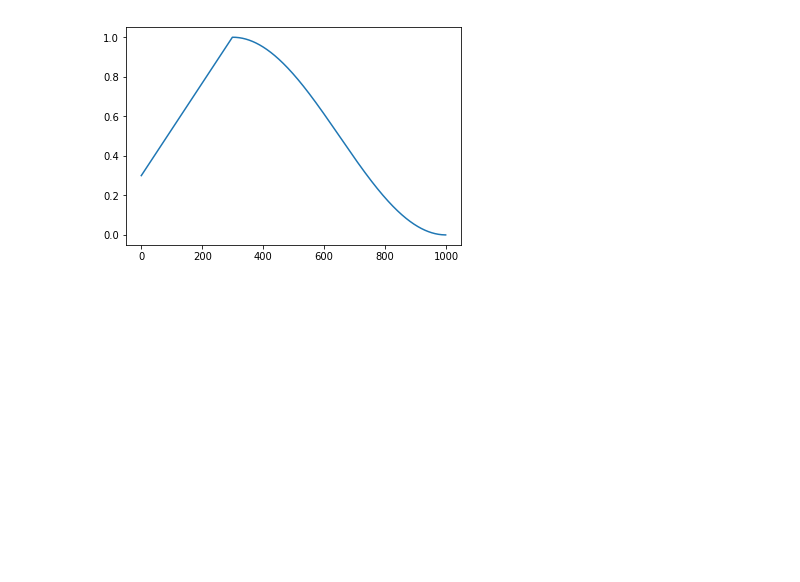
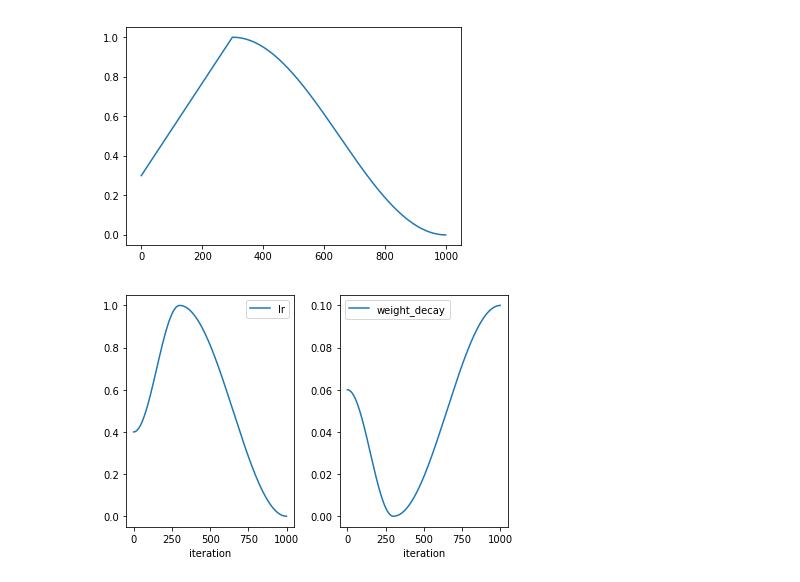
Before and after one commit to devforfu/loop, a Jupyter notebook: dev/03a_schedule.ipynb, the cells around one changed output. Saved outputs shown, nothing was run; the diff lists cells and outputs as text; code cells hidden in the pictures; blank space fills up the shorter version.

Commit message:
Params scheduling callback

```diff
--- a/dev/03a_schedule.ipynb
+++ b/dev/03a_schedule.ipynb
@@ -89,18 +93,32 @@ plot(OneCycle(t_max=N, f1=partial(linear, minmax=(0.3, 1.0))));
 # %% [output]
 [figure]
 # %%
+#export
 class Scheduler(Callback):
     """Updates optimizer's learning rates using provided scheduling function."""
 
     def __init__(self, opt, schedule: 'callable', params: list=None, mode: str='batch'):
         assert mode in {'batch', 'epoch'}
-        params = make_sched_params(params)
+        params = _make_sched_params(params)
         self.opt = opt
         self.schedule = schedule
+        self.params = params
+        self.n_steps = 0
+
+    def training_started(self, **params):
         self.history = defaultdict(list)
-        self.params = params
+
+    def epoch_started(self, epoch, **params):
+        if self.mode == 'epoch':
+            self.step(epoch)
+
+    def batch_started(self, phase, **params):
+        if self.mode == 'batch':
+            if phase.grad:
+                self.step(phase.batch_index)
 
     def step(self, t):
+        self.n_steps += 1
         mult = self.schedule(t)
         for i, group in enumerate(self.opt.param_groups):
             for item in self.params:
@@ -114,4 +132,20 @@ class Scheduler(Callback):
                 new_value = d if absolute else start * d
                 group[name] = new_value
                 self.history[name].append(new_value)
+
+    def plot(self, params=None, axes=None):
+        params = params or ['lr']
+        records = {'iteration': list(range(self.n_steps))}
+        for conf in self.params:
+            name = conf['name']
+            if name in params:
+                records[name] = self.history[name]
+        df = pd.DataFrame(records)
+        if axes is None:
+            n = len(params)
+            f, axes = plt.subplots(*calculate_layout(n))
+        for i, param in enumerate(params):
+            df.plot(x='iteration', y=param, ax=axes.flat[i])
+        f.tight_layout()
+        return axes
 # %%
@@ -130,10 +173,20 @@ def make_sched_params(params):
 # %%
 from torch import optim
 from loop.modules import TinyNet
 
 opt = optim.Adam(TinyNet().parameters(), lr=1.0, weight_decay=0.1)
 
-sched = Scheduler(opt, OneCycle(t_max=N, pivot=0.3))
+params = [
+    {'name': 'lr'},
+    {'name': 'weight_decay', 'inverse': True}
+]
+
+sched = Scheduler(opt, OneCycle(t_max=N, pivot=0.3), params)
+sched.training_started()
 
 for i in range(N):
     sched.step(i)
+
+sched.plot(['lr', 'weight_decay']);
+# %% [output]
+[figure, added]
```
Also changed, not shown: parts of 5 cells of this notebook, 4 other files.
